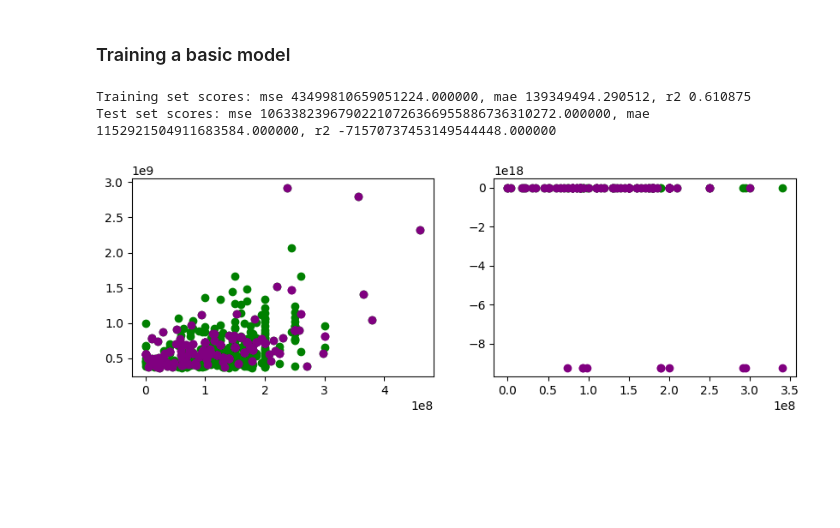
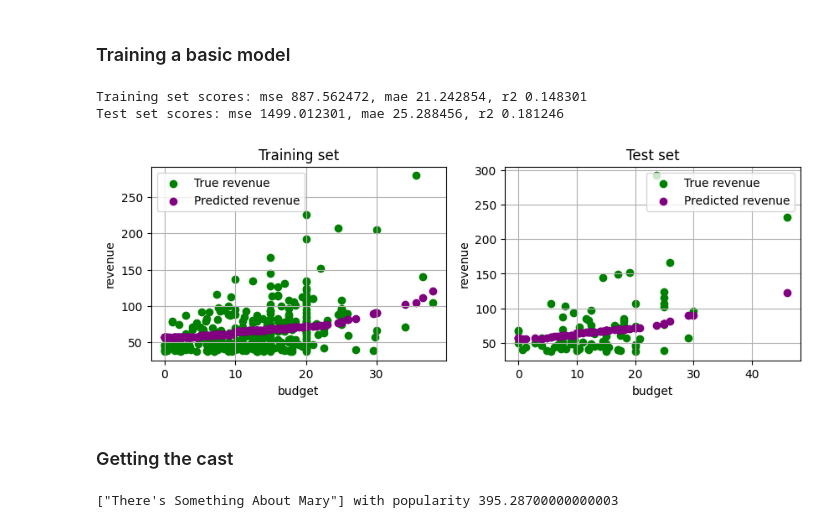
Before and after one commit to Seyoooo/SMLproject, a Jupyter notebook: initial_training.ipynb, the cells around one changed output. Drawn from its saved outputs; the diff is of its cells as text; code cells hidden in the pictures; blank space fills up the shorter version.

```diff
--- a/initial_training.ipynb
+++ b/initial_training.ipynb
@@ -16,6 +18,7 @@ import matplotlib.pyplot as plt
 # %%
-from_csv = False
-csv_path = 'movies.csv'
+from_csv = True
+csv_path = 'movies2.csv'
+scaling_factor = 10000000
 # %% [markdown]
 ### Get data from API or load csv
 # %%
@@ -55,9 +46,10 @@ if not from_csv:
 model = KNeighborsRegressor(n_neighbors= 10)
 model = RadiusNeighborsRegressor(radius= 10)
 movies_df = movies_df.dropna()
-X = movies_df[['budget']]
+X = movies_df[['budget']]/scaling_factor
 
-y = movies_df['revenue']
+y = movies_df[['revenue']]/scaling_factor
+
 X_train, X_test, y_train, y_test = train_test_split(X, y, test_size=0.2)
 reg = model.fit(X_train, y_train)
 
@@ -68,7 +60,6 @@ mae = mean_absolute_error(y_train, y_pred)
 r2 = r2_score(y_train, y_pred)
 print("Training set scores: mse %f, mae %f, r2 %f" % (mse, mae, r2))
 
-
 # Evaluate on test set
 y_pred = reg.predict(X_test)
 mse = mean_squared_error(y_test, y_pred)
@@ -76,18 +67,30 @@ mae = mean_absolute_error(y_test, y_pred)
 r2 = r2_score(y_test, y_pred)
 print("Test set scores: mse %f, mae %f, r2 %f" % (mse, mae, r2))
 # %% [output]
-Training set scores: mse 43499810659051224.000000, mae 139349494.290512, r2 0.610875
-Test set scores: mse 10633823967902210726366955886736310272.000000, mae 1152921504911683584.000000, r2 -71570737453149544448.000000
+Training set scores: mse 887.562472, mae 21.242854, r2 0.148301
+Test set scores: mse 1499.012301, mae 25.288456, r2 0.181246
 # %%
 f, ax = plt.subplots(1, 2,figsize=(10, 3))
 ax[0].scatter(X_train, y_train, color='green')
 ax[0].scatter(X_train, reg.predict(X_train), color='purple')
+ax[0].set_title('Training set')
+ax[0].set_xlabel('budget')
+ax[0].set_ylabel('revenue')
+ax[0].legend(['True revenue', 'Predicted revenue'])
+ax[0].grid()
 ax[1].scatter(X_test, y_test, color='green')
 ax[1].scatter(X_test, reg.predict(X_test), color='purple')
+ax[1].set_title('Test set')
+ax[1].set_xlabel('budget')
+ax[1].set_ylabel('revenue')
+ax[1].legend(['True revenue', 'Predicted revenue'])
+ax[1].grid()
 
 plt.show()
 
 # plt.scatter(X_train, y_train, color='green')
 # plt.scatter(X_train, reg.predict(X_train), color='purple')
 # %% [output]
-[figure, old version]
+[figure, new version]
+# %% [markdown]
+### Getting the cast
@@ -93,0 +99,10 @@ plt.show()
+# %%
+import numpy as np
+i +=1
+movie_id = movies_df['id'][i]
+cast = utils.get_movie_cast(movies_df['id'][i])
+popularities = [person['popularity'] for person in cast['cast']]
+total_popularity = np.sum(popularities)
+print(f"{movies_df[movies_df['id'] == movie_id]['title'].values} with popularity {total_popularity}")
+# %% [output]
+["There's Something About Mary"] with popularity 395.28700000000003
```
Also changed, not shown: parts of 10 cells of this notebook, 1 other file.
